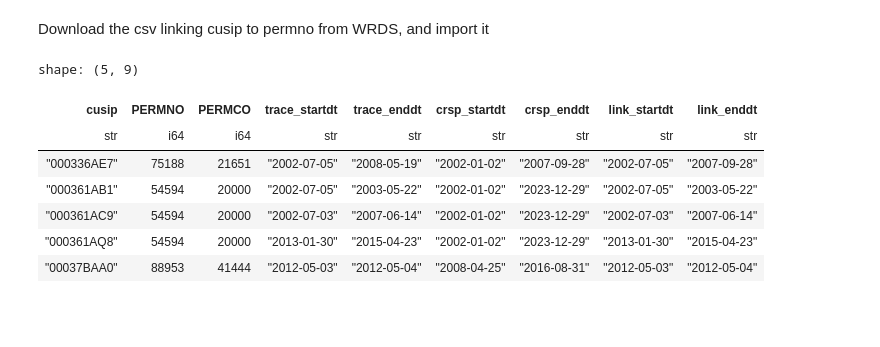
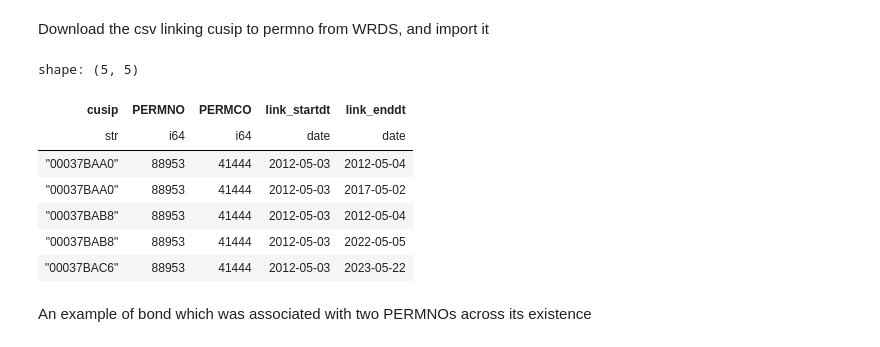
Before and after one commit to BSIC/bsic-systematic-credit, a Jupyter notebook: src/preprocessing/data_gathering.ipynb, the cells around one changed output. Saved outputs shown, nothing was run; the diff lists cells and outputs as text; code cells hidden in the pictures; blank space fills up the shorter version.

```diff
--- a/src/preprocessing/data_gathering.ipynb
+++ b/src/preprocessing/data_gathering.ipynb
@@ -93,15 +459,15 @@ with open('../../data/cusips_list.txt', 'w') as file:
 # %% [markdown]
 Download the csv linking cusip to permno from WRDS, and import it
 # %%
-cusip_permno_mapping = pl.read_csv('../../data/cusip_to_permno.csv.gz')
+cusip_permno_mapping = pl.read_csv('../../data/wrds_queries_files/cusips_to_permno_dataset.csv', try_parse_dates=True)
 
 cusip_permno_mapping.head()
 # %% [output]
-shape: (5, 9)
+shape: (5, 5)
-| cusip | PERMNO | PERMCO | trace_startdt | trace_enddt | crsp_startdt | crsp_enddt | link_startdt | link_enddt |
-| str | i64 | i64 | str | str | str | str | str | str |
-| "000336AE7" | 75188 | 21651 | "2002-07-05" | "2008-05-19" | "2002-01-02" | "2007-09-28" | "2002-07-05" | "2007-09-28" |
-| "000361AB1" | 54594 | 20000 | "2002-07-05" | "2003-05-22" | "2002-01-02" | "2023-12-29" | "2002-07-05" | "2003-05-22" |
-| "000361AC9" | 54594 | 20000 | "2002-07-03" | "2007-06-14" | "2002-01-02" | "2023-12-29" | "2002-07-03" | "2007-06-14" |
-| "000361AQ8" | 54594 | 20000 | "2013-01-30" | "2015-04-23" | "2002-01-02" | "2023-12-29" | "2013-01-30" | "2015-04-23" |
-| "00037BAA0" | 88953 | 41444 | "2012-05-03" | "2012-05-04" | "2008-04-25" | "2016-08-31" | "2012-05-03" | "2012-05-04" |
+| cusip | PERMNO | PERMCO | link_startdt | link_enddt |
+| str | i64 | i64 | date | date |
+| "00037BAA0" | 88953 | 41444 | 2012-05-03 | 2012-05-04 |
+| "00037BAA0" | 88953 | 41444 | 2012-05-03 | 2017-05-02 |
+| "00037BAB8" | 88953 | 41444 | 2012-05-03 | 2012-05-04 |
+| "00037BAB8" | 88953 | 41444 | 2012-05-03 | 2022-05-05 |
+| "00037BAC6" | 88953 | 41444 | 2012-05-03 | 2023-05-22 |
@@ -114,0 +474,2 @@ bond_data_with_permnos = final_bond_data.join(
+# %% [markdown]
+An example of bond which was associated with two PERMNOs across its existence
```
Also changed, not shown: parts of 123 cells of this notebook.
